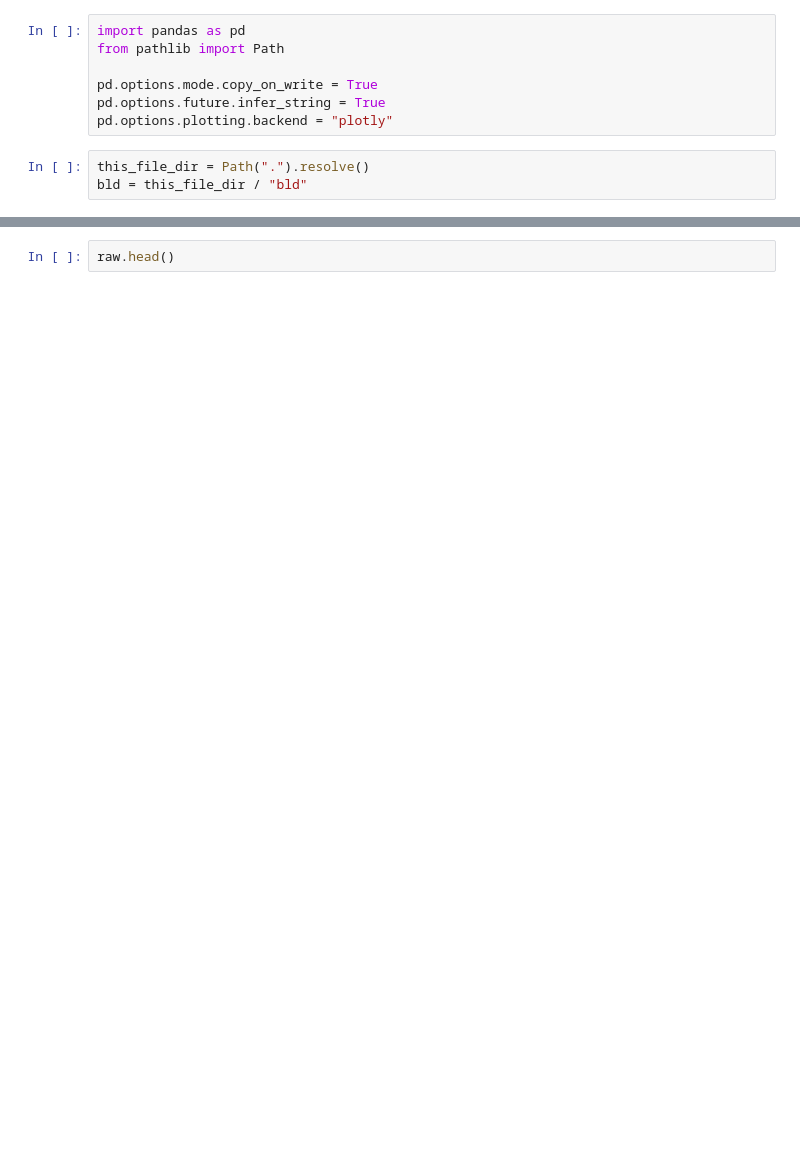
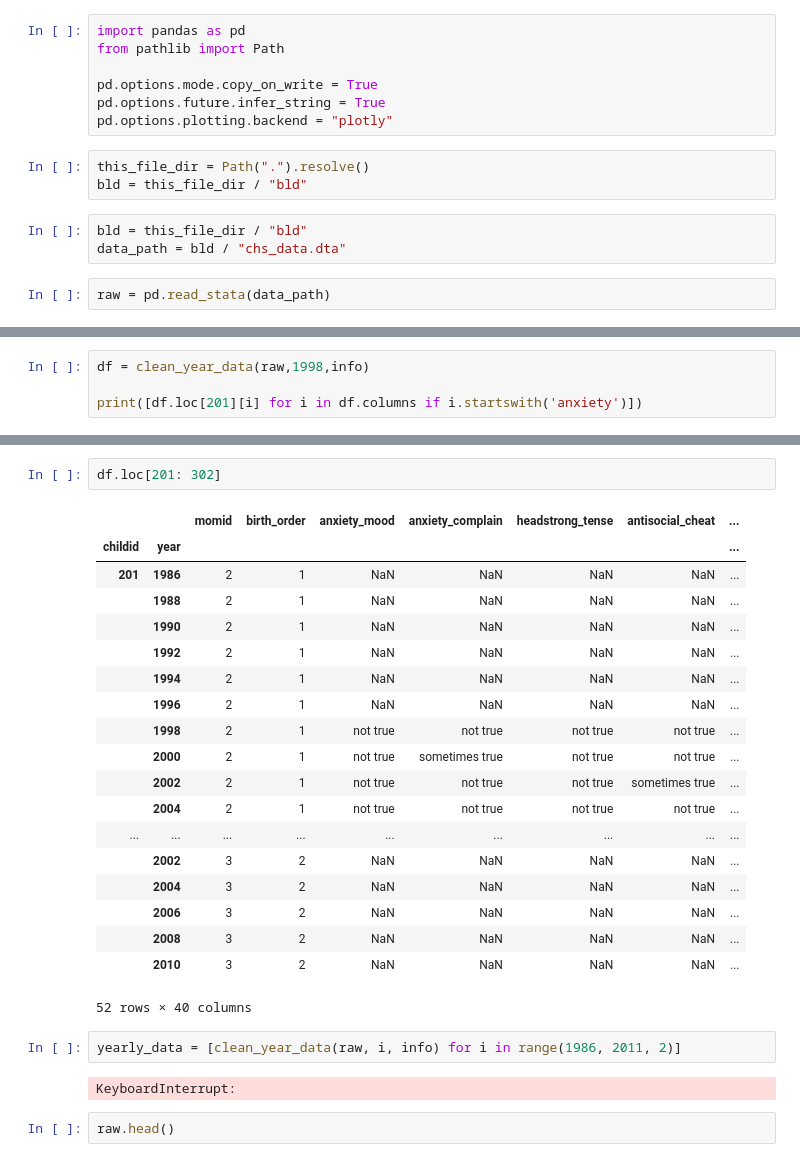
Before and after one commit to botanyse/EPP-course-materials, a Jupyter notebook: assignment2/checkcode2.ipynb, the cells around one changed output, grey strips where cells are left out. Drawn from its saved outputs; the diff is of its cells as text; blank space fills up the shorter version.

```diff
--- a/assignment2/checkcode2.ipynb
+++ b/assignment2/checkcode2.ipynb
@@ -8,3 +8,8 @@ pd.options.plotting.backend = "plotly"
 # %%
 this_file_dir = Path(".").resolve()
 bld = this_file_dir / "bld"
+# %%
+bld = this_file_dir / "bld"
+data_path = bld / "chs_data.dta"
+# %%
+raw = pd.read_stata(data_path)
@@ -13,0 +134,4 @@ info = pd.read_csv(bld / "bpi_variable_info.csv")
+# %%
+df = clean_year_data(raw,1998,info)
+
+print([df.loc[201][i] for i in df.columns if i.startswith('anxiety')])
@@ -14,3 +225,29 @@ info = pd.read_csv(bld / "bpi_variable_info.csv")
+# %%
+df.loc[201: 302]
+# %% [output]
+|  |  | momid | birth_order | anxiety_mood | anxiety_complain | headstrong_tense | antisocial_cheat | ... |
+| childid | year |  |  |  |  |  |  | ... |
+| 201 | 1986 | 2 | 1 | NaN | NaN | NaN | NaN | ... |
+|  | 1988 | 2 | 1 | NaN | NaN | NaN | NaN | ... |
+|  | 1990 | 2 | 1 | NaN | NaN | NaN | NaN | ... |
+|  | 1992 | 2 | 1 | NaN | NaN | NaN | NaN | ... |
+|  | 1994 | 2 | 1 | NaN | NaN | NaN | NaN | ... |
+|  | 1996 | 2 | 1 | NaN | NaN | NaN | NaN | ... |
+|  | 1998 | 2 | 1 | not true | not true | not true | not true | ... |
+|  | 2000 | 2 | 1 | not true | sometimes true | not true | not true | ... |
+|  | 2002 | 2 | 1 | not true | not true | not true | sometimes true | ... |
+|  | 2004 | 2 | 1 | not true | not true | not true | not true | ... |
+| ... | ... | ... | ... | ... | ... | ... | ... | ... |
+|  | 2002 | 3 | 2 | NaN | NaN | NaN | NaN | ... |
+|  | 2004 | 3 | 2 | NaN | NaN | NaN | NaN | ... |
+|  | 2006 | 3 | 2 | NaN | NaN | NaN | NaN | ... |
+|  | 2008 | 3 | 2 | NaN | NaN | NaN | NaN | ... |
+|  | 2010 | 3 | 2 | NaN | NaN | NaN | NaN | ... |
+52 rows × 40 columns
+# %%
+yearly_data = [clean_year_data(raw, i, info) for i in range(1986, 2011, 2)]
+# %% [output]
+KeyboardInterrupt:
 # %%
 raw.head()
 # %% [output]
```
Also changed, not shown: parts of 35 cells of this notebook, 4 other files.
